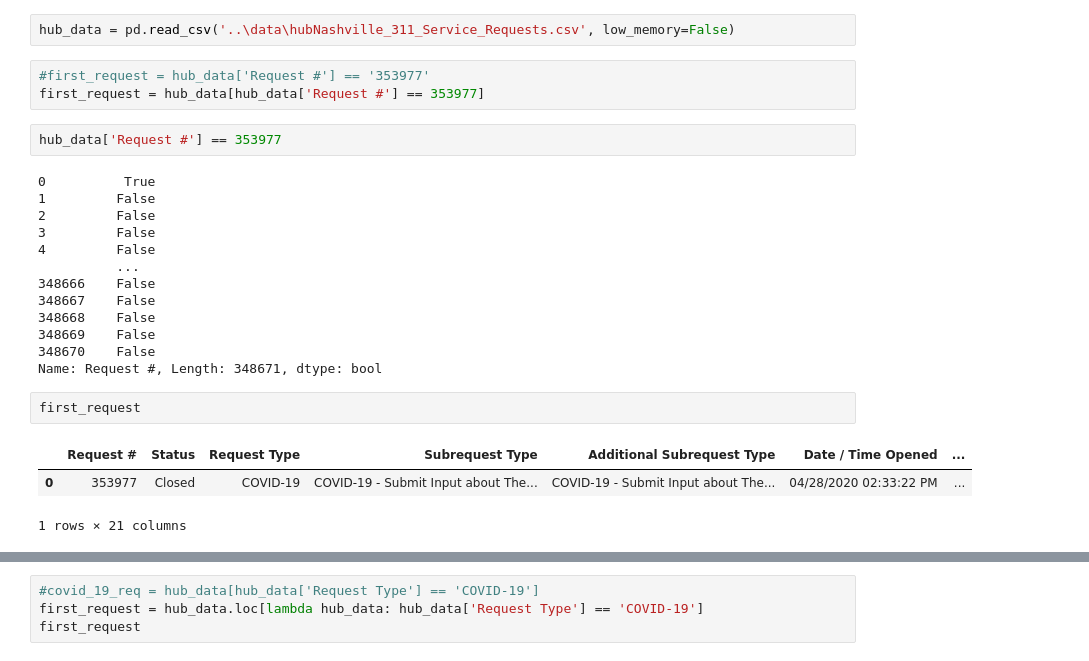
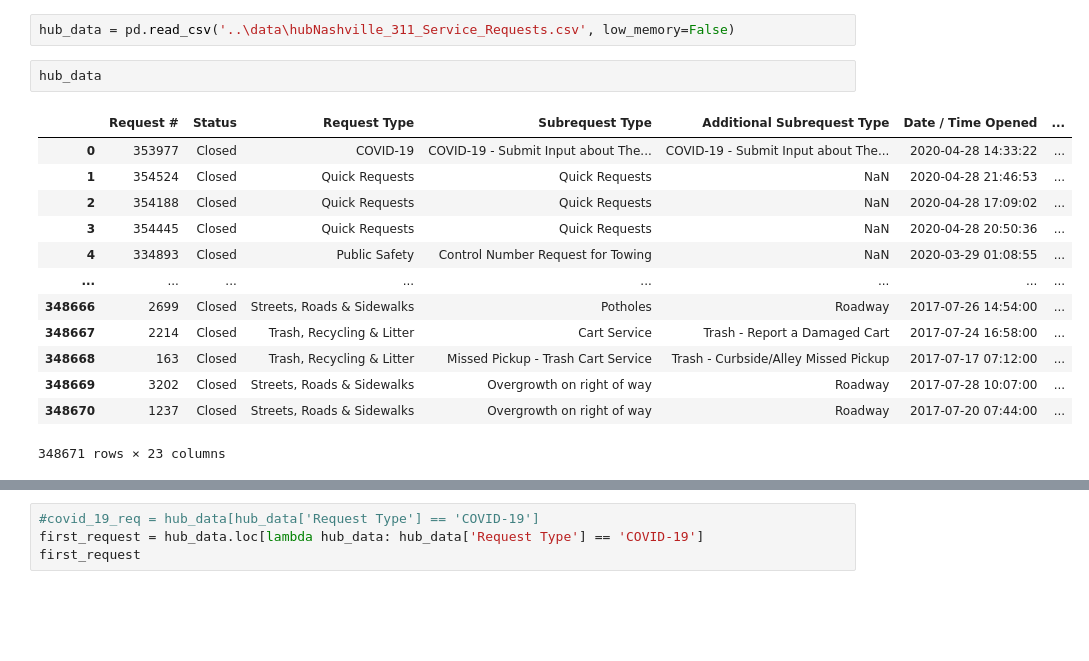
Before and after one commit to bensdata/hubnashville-bobcat, a Jupyter notebook: notebooks/hub_Nashville_311.ipynb, the cells around one changed output, grey strips where cells are left out. Drawn from its saved outputs; the diff is of its cells as text; blank space fills up the shorter version.

```diff
--- a/notebooks/hub_Nashville_311.ipynb
+++ b/notebooks/hub_Nashville_311.ipynb
@@ -5,27 +5,19 @@ import numpy as np
 import matplotlib.pyplot as plt
 # %%
 hub_data = pd.read_csv('..\data\hubNashville_311_Service_Requests.csv', low_memory=False)
-# %%
-#first_request = hub_data['Request #'] == '353977'
-first_request = hub_data[hub_data['Request #'] == 353977]
 # %%
-hub_data['Request #'] == 353977
+hub_data
 # %% [output]
+|  | Request # | Status | Request Type | Subrequest Type | Additional Subrequest Type | Date / Time Opened | ... |
+| 0 | 353977 | Closed | COVID-19 | COVID-19 - Submit Input about The... | COVID-19 - Submit Input about The... | 2020-04-28 14:33:22 | ... |
+| 1 | 354524 | Closed | Quick Requests | Quick Requests | NaN | 2020-04-28 21:46:53 | ... |
+| 2 | 354188 | Closed | Quick Requests | Quick Requests | NaN | 2020-04-28 17:09:02 | ... |
+| 3 | 354445 | Closed | Quick Requests | Quick Requests | NaN | 2020-04-28 20:50:36 | ... |
+| 4 | 334893 | Closed | Public Safety | Control Number Request for Towing | NaN | 2020-03-29 01:08:55 | ... |
+| ... | ... | ... | ... | ... | ... | ... | ... |
+| 348666 | 2699 | Closed | Streets, Roads & Sidewalks | Potholes | Roadway | 2017-07-26 14:54:00 | ... |
+| 348667 | 2214 | Closed | Trash, Recycling & Litter | Cart Service | Trash - Report a Damaged Cart | 2017-07-24 16:58:00 | ... |
+| 348668 | 163 | Closed | Trash, Recycling & Litter | Missed Pickup - Trash Cart Service | Trash - Curbside/Alley Missed Pickup | 2017-07-17 07:12:00 | ... |
+| 348669 | 3202 | Closed | Streets, Roads & Sidewalks | Overgrowth on right of way | Roadway | 2017-07-28 10:07:00 | ... |
+| 348670 | 1237 | Closed | Streets, Roads & Sidewalks | Overgrowth on right of way | Roadway | 2017-07-20 07:44:00 | ... |
-0          True
-1         False
-2         False
-3         False
-4         False
-          ...
-348666    False
-348667    False
-348668    False
-348669    False
-348670    False
-Name: Request #, Length: 348671, dtype: bool
+348671 rows × 23 columns
-# %%
-first_request
-# %% [output]
-|  | Request # | Status | Request Type | Subrequest Type | Additional Subrequest Type | Date / Time Opened | ... |
-| 0 | 353977 | Closed | COVID-19 | COVID-19 - Submit Input about The... | COVID-19 - Submit Input about The... | 04/28/2020 02:33:22 PM | ... |
-1 rows × 21 columns
```
Also changed, not shown: parts of 32 cells of this notebook.
